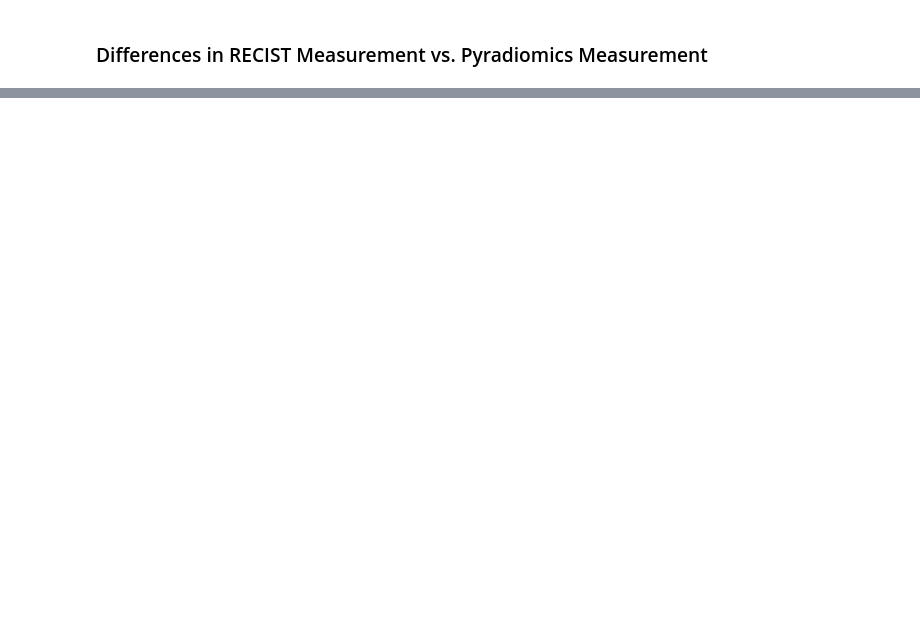
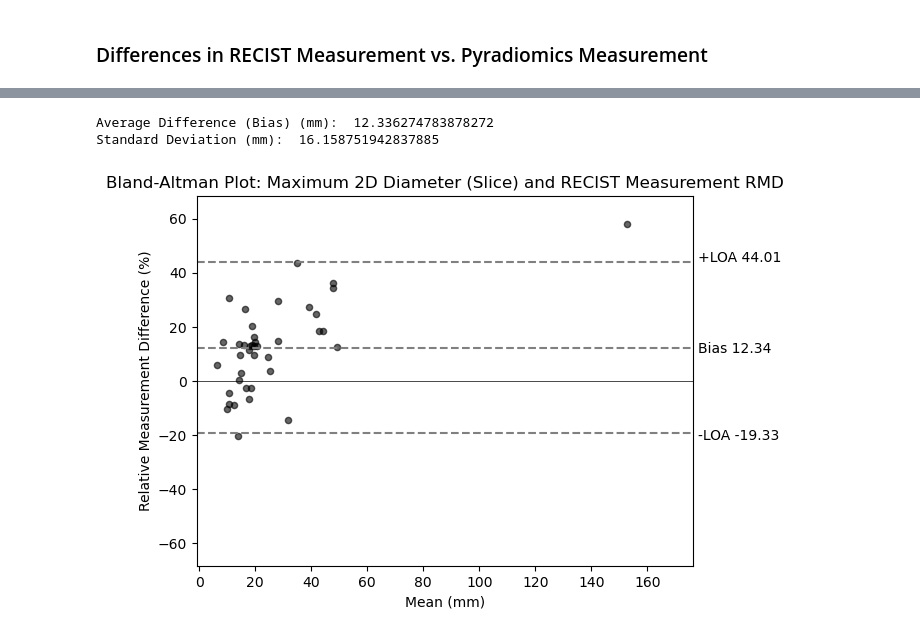
Before and after one commit to bhklab/recist-vs-reality, a Jupyter notebook: workflow/notebooks/recist_vs_pyrad_visuals.ipynb, the cells around one changed output, grey strips where cells are left out. Drawn from its saved outputs; the diff is of its cells as text; code cells hidden in the pictures; blank space fills up the shorter version.

```diff
--- a/workflow/notebooks/recist_vs_pyrad_visuals.ipynb
+++ b/workflow/notebooks/recist_vs_pyrad_visuals.ipynb
@@ -164,0 +247,58 @@ np.float64(12.336274783878272)
+# %%
+#Repeat above but for the relative measurement difference
+
+pyrad_ann_df["Means"] = (pyrad_ann_df[pyrad_feature] + pyrad_ann_df["AnnLongAxisLength"])/2
+pyrad_ann_df["MeasurementDiff"] = pyrad_ann_df[pyrad_feature] - pyrad_ann_df["AnnLongAxisLength"]
+pyrad_ann_df["RelativeMeasurementDiff"] = pyrad_ann_df["MeasurementDiff"] / ((pyrad_ann_df["AnnLongAxisLength"] + pyrad_ann_df[pyrad_feature])/2) * 100
+
+#Calculate bias (average difference)
+bias = pyrad_ann_df["RelativeMeasurementDiff"].mean()
+
+#Sample standard deviation (assumes differences are normally distributed)
+stand_dev = np.std(pyrad_ann_df["RelativeMeasurementDiff"], ddof=1)
+
+print("Average Difference (Bias) (mm): ", bias)
+print("Standard Deviation (mm): ", stand_dev)
+
+#Calculate limits of agreement (LOAs)
+if p_rmd >= 0.05:
+    upper_loa = bias + 1.96 * stand_dev
+    lower_loa = bias - 1.96 * stand_dev
+else:
+    upper_loa = np.percentile(pyrad_ann_df["MeasurementDiff"], 97.5)
+    lower_loa = np.percentile(pyrad_ann_df["MeasurementDiff"], 2.5)
+
+ax = plt.axes()
+ax.scatter(pyrad_ann_df["Means"], pyrad_ann_df["RelativeMeasurementDiff"], c = 'k', s = 20, alpha = 0.6, marker = 'o')
+
+#Plot zero line
+ax.axhline(y = 0, c = 'k', lw=0.5)
+
+#Plot bias and LOAs
+ax.axhline(y=lower_loa, c = 'grey', ls='--')
+ax.axhline(y=bias, c = 'grey', ls = '--')
+ax.axhline(y=upper_loa, c = 'grey', ls = '--')
+
+#Formatting
+ax.set_title("Bland-Altman Plot: Maximum 2D Diameter (Slice) and RECIST Measurement RMD")
+ax.set_xlabel("Mean (mm)")
+ax.set_ylabel("Relative Measurement Difference (%)")
+
+x_min, x_max = ax.get_xlim()
+domain = x_max - x_min
+y_min, y_max = ax.get_ylim()
+absmax_y = max(abs(y_min), abs(y_max))
+
+ax.set_xlim(x_min, x_min + domain * 1.1)
+ax.set_ylim(-absmax_y * 1.1, absmax_y * 1.1)
+
+#Annotations
+ax.annotate("+LOA " + f'{upper_loa:4.2f}', (x_max, upper_loa), (50, 0), textcoords = 'offset pixels')
+ax.annotate('Bias ' + f'{bias:4.2f}', (x_max, bias), (50, -5), textcoords='offset pixels')
+ax.annotate('-LOA '+ f'{lower_loa:4.2f}', (x_max, lower_loa), (50, -7), textcoords='offset pixels')
+
+plt.show()
+# %% [output]
+Average Difference (Bias) (mm):  12.336274783878272
+Standard Deviation (mm):  16.158751942837885
+[figure, added]
```
Also changed, not shown: parts of 9 cells of this notebook.
